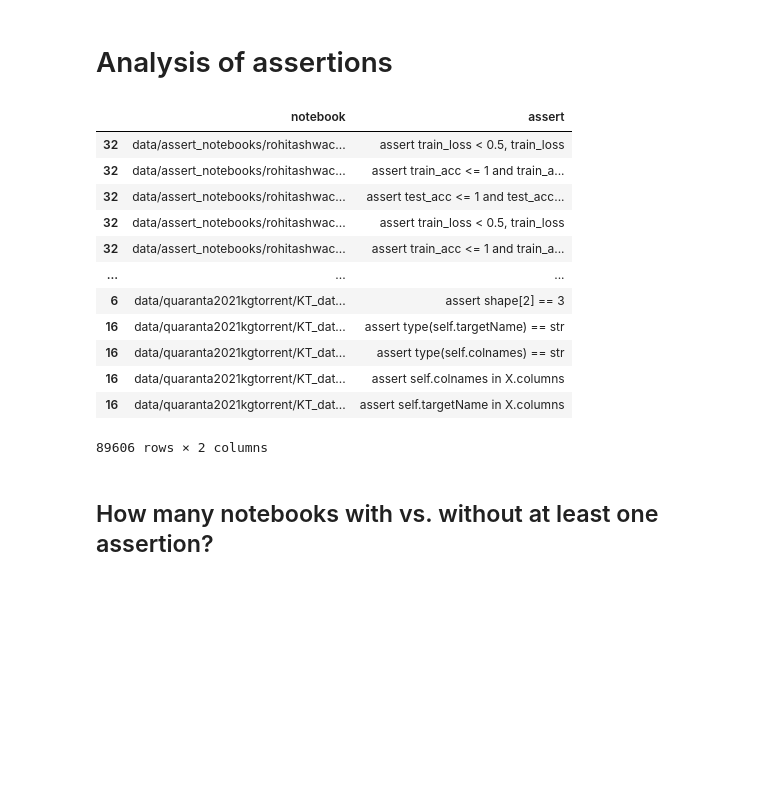
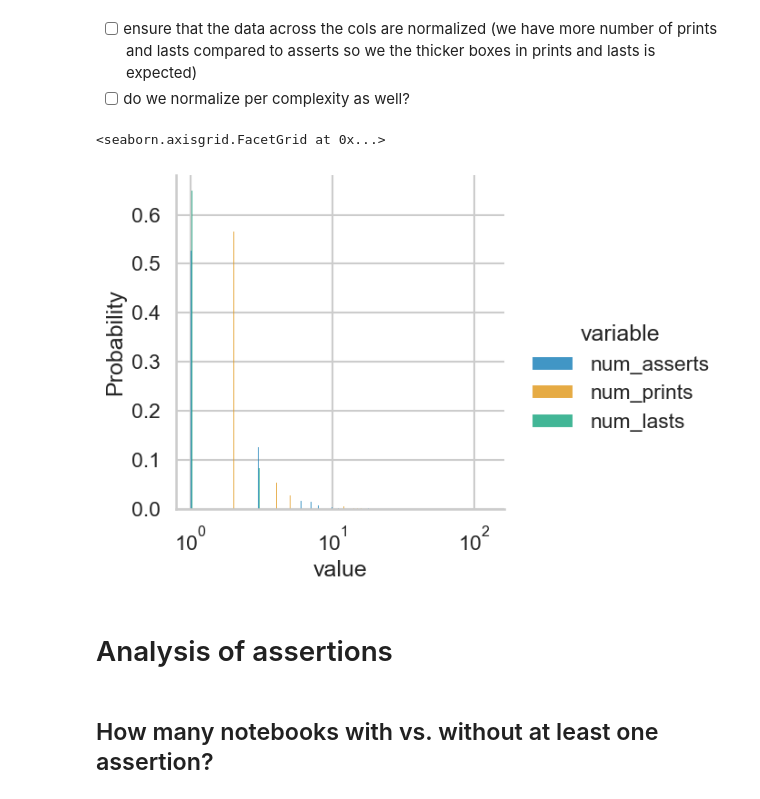
Before and after one commit to arumoy-shome/shome2023notebook, a Jupyter notebook: notebooks/analysis.ipynb, the cells around one changed output. Saved outputs shown, nothing was run; the diff lists cells and outputs as text; code cells hidden in the pictures; blank space fills up the shorter version.

```diff
--- a/notebooks/analysis.ipynb
+++ b/notebooks/analysis.ipynb
@@ -10,26 +203,23 @@ sns.set_theme(context="talk", style="whitegrid", palette="colorblind")
+# %% [markdown]
+- [ ] ensure that the data across the cols are normalized (we have more number of prints and lasts compared to asserts so we the thicker boxes in prints and lasts is expected)
+- [ ] do we normalize per complexity as well?
+# %%
+sns.displot(
+    data=melted.loc[melted["complexity"] == "small"],
+    # col="complexity",
+    x="value",
+    kind="hist",
+    log_scale=True,
+    hue="variable",
+    stat="probability",
+    common_norm=False,
+    multiple="dodge"
+)
+# %% [output]
+<seaborn.axisgrid.FacetGrid at 0x...>
+[figure, added]
 # %% [markdown]
 # Analysis of assertions
-# %%
-asserts = pd.read_csv(
-    "data/shome2023notebook/asserts.csv",
-    header=None,
-    names=["notebook", "assert"]
-)
-asserts
-# %% [output]
-|  | notebook | assert |
-| 32 | data/assert_notebooks/rohitashwac... | assert train_loss < 0.5, train_loss |
-| 32 | data/assert_notebooks/rohitashwac... | assert train_acc <= 1 and train_a... |
-| 32 | data/assert_notebooks/rohitashwac... | assert test_acc <= 1 and test_acc... |
-| 32 | data/assert_notebooks/rohitashwac... | assert train_loss < 0.5, train_loss |
-| 32 | data/assert_notebooks/rohitashwac... | assert train_acc <= 1 and train_a... |
-| ... | ... | ... |
-| 6 | data/quaranta2021kgtorrent/KT_dat... | assert shape[2] == 3 |
-| 16 | data/quaranta2021kgtorrent/KT_dat... | assert type(self.targetName) == str |
-| 16 | data/quaranta2021kgtorrent/KT_dat... | assert type(self.colnames) == str |
-| 16 | data/quaranta2021kgtorrent/KT_dat... | assert self.colnames in X.columns |
-| 16 | data/quaranta2021kgtorrent/KT_dat... | assert self.targetName in X.columns |
-89606 rows × 2 columns
 # %% [markdown]
 ## How many notebooks with vs. without at least one assertion?
 # %%
```
Also changed, not shown: parts of 23 cells of this notebook.
